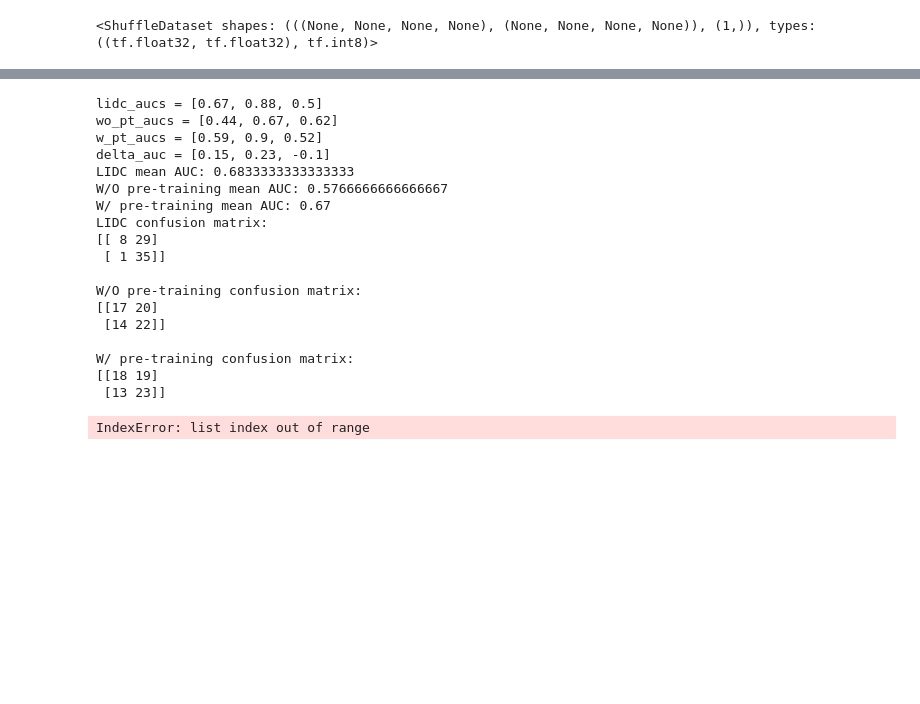
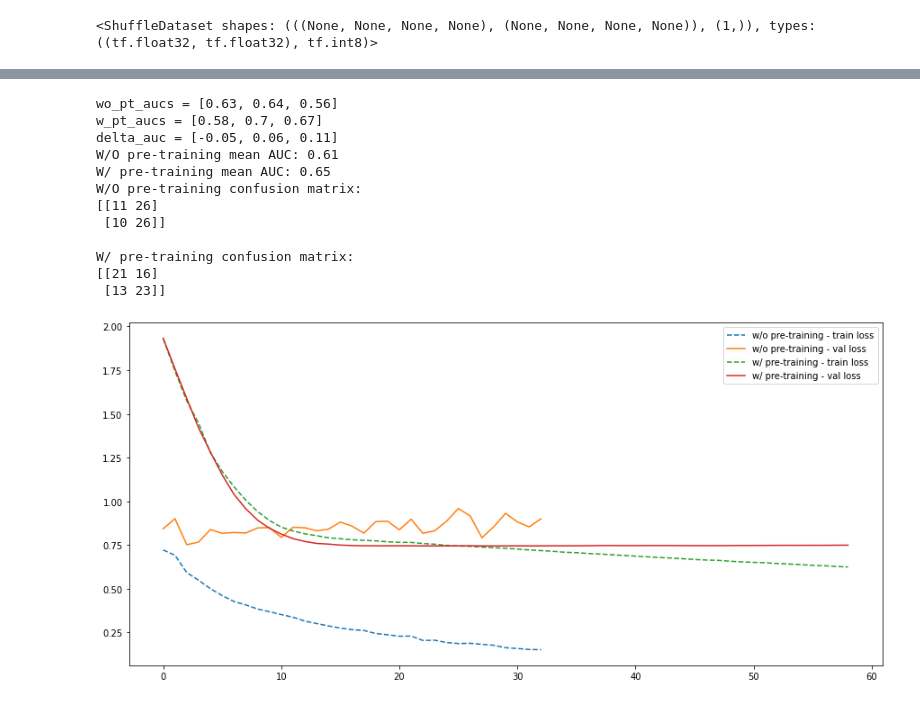
Before and after one commit to ceccoemi/ct-scan-ml, a Jupyter notebook: lung_nodule.ipynb, the cells around one changed output, grey strips where cells are left out. Cells and saved outputs as stored; diff of their text form; code cells hidden in the pictures; blank space fills up the shorter version.

```diff
--- a/lung_nodule.ipynb
+++ b/lung_nodule.ipynb
@@ -228,14 +242,10 @@ k = 3
 val_perc = 0.1
 learning_rate = 1e-5
 batch_size = 8
-patience = 10
-num_epochs = 1000
+patience = 30
+num_epochs = 2000
 # %%
 y_true = []
-
-lidc_predictions = []
-lidc_aucs = []
-lidc_accs = []
 
 wo_pt_histories = []
 wo_pt_predictions = []
@@ -262,22 +272,6 @@ for fold_id, (train_dataset, test_dataset) in tqdm(
         .batch(batch_size)
         .prefetch(tf.data.experimental.AUTOTUNE)
     )
-
-    cnn = keras.models.load_model("models/lidc-3d-cnn.h5")
-    cnn.compile(
-        optimizer=keras.optimizers.Adam(learning_rate),
-        loss=keras.losses.BinaryCrossentropy(),
-        metrics=[
-            keras.metrics.AUC(name="auc", num_thresholds=1000),
-            keras.metrics.BinaryAccuracy(name="accuracy"),
-        ],
-    )
-    test_metrics = cnn.evaluate(test_dataset, return_dict=True, verbose=0)
-    lidc_aucs.append(round(test_metrics["auc"], 2))
-    lidc_accs.append(round(test_metrics["accuracy"], 2))
-    for test_x, _ in test_dataset.as_numpy_iterator():
-        pred_y = cnn(test_x, training=False)
-        lidc_predictions.append(pred_y.numpy()[0][0])
 
     cnn = build_3d_cnn()
     cnn.compile(
@@ -339,19 +333,14 @@ for fold_id, (train_dataset, test_dataset) in tqdm(
         pred_y = cnn(test_x, training=False)
         w_pt_predictions.append(pred_y.numpy()[0][0])
 # %%
-print(f"{lidc_aucs = }")
 print(f"{wo_pt_aucs = }")
 print(f"{w_pt_aucs = }")
 delta_auc = [
     round(w_pt_auc - wo_pt_auc, 2) for w_pt_auc, wo_pt_auc in zip(w_pt_aucs, wo_pt_aucs)
 ]
 print(f"{delta_auc = }")
-print(f"LIDC mean AUC: {mean(lidc_aucs)}")
 print(f"W/O pre-training mean AUC: {mean(wo_pt_aucs)}")
 print(f"W/ pre-training mean AUC: {mean(w_pt_aucs)}")
-print("LIDC confusion matrix:")
-print(f"{tf.math.confusion_matrix(y_true, [round(x, 0) for x in lidc_predictions])}")
-print("")
 print("W/O pre-training confusion matrix:")
 print(f"{tf.math.confusion_matrix(y_true, [round(x, 0) for x in wo_pt_predictions])}")
 print("")
@@ -359,45 +348,40 @@ print("W/ pre-training confusion matrix:")
 print(f"{tf.math.confusion_matrix(y_true, [round(x, 0) for x in w_pt_predictions])}")
 print("")
 # %% [output]
-lidc_aucs = [0.67, 0.88, 0.5]
-wo_pt_aucs = [0.44, 0.67, 0.62]
-w_pt_aucs = [0.59, 0.9, 0.52]
-delta_auc = [0.15, 0.23, -0.1]
-LIDC mean AUC: 0.6833333333333333
-W/O pre-training mean AUC: 0.5766666666666667
-W/ pre-training mean AUC: 0.67
-LIDC confusion matrix:
-[[ 8 29]
- [ 1 35]]
-
+wo_pt_aucs = [0.63, 0.64, 0.56]
+w_pt_aucs = [0.58, 0.7, 0.67]
+delta_auc = [-0.05, 0.06, 0.11]
+W/O pre-training mean AUC: 0.61
+W/ pre-training mean AUC: 0.65
 W/O pre-training confusion matrix:
-[[17 20]
- [14 22]]
+[[11 26]
+ [10 26]]
 
 W/ pre-training confusion matrix:
-[[18 19]
+[[21 16]
  [13 23]]
 # %%
-index = 3
+index = 2
 plt.plot(
     wo_pt_histories[index].history["loss"], "--", label="w/o pre-training - train loss"
 )
 plt.plot(
     wo_pt_histories[index].history["val_loss"], label="w/o pre-training - val loss"
 )
 plt.plot(
     w_pt_histories[index].history["loss"],
     "--",
-    label="w/ pre-training, w/o conv freezing - train loss",
+    label="w/ pre-training - train loss",
 )
 plt.plot(
     w_pt_histories[index].history["val_loss"],
-    label="w/ pre-training, w/o conv freezing - val loss",
+    label="w/ pre-training - val loss",
 )
 plt.legend()
+#plt.savefig(f"fold_0.pdf")
 # plot_loss_history(w_pt_conv_histories[0])
 # %% [output]
-IndexError: list index out of range
+[figure, added]
 # %%
 k = 10
 val_perc = 0.1
```
Also changed, not shown: parts of 1 cell of this notebook, 2 other files.
